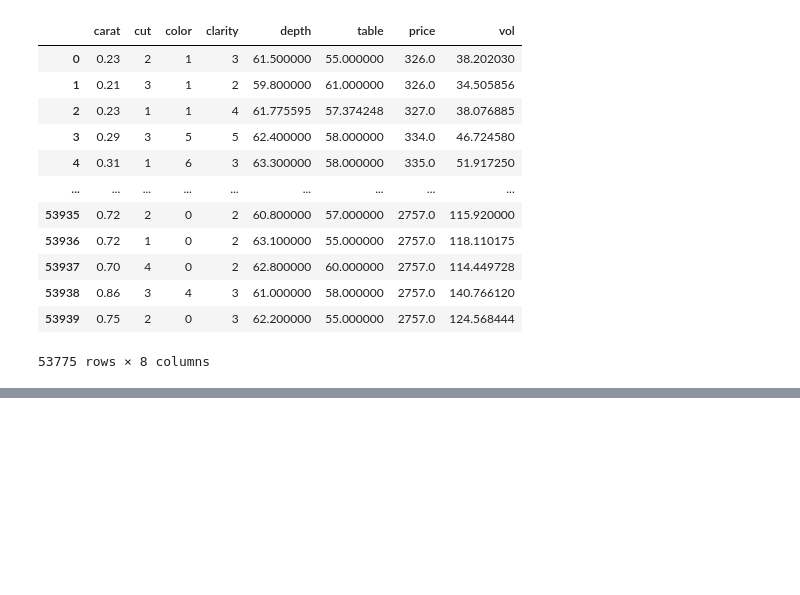
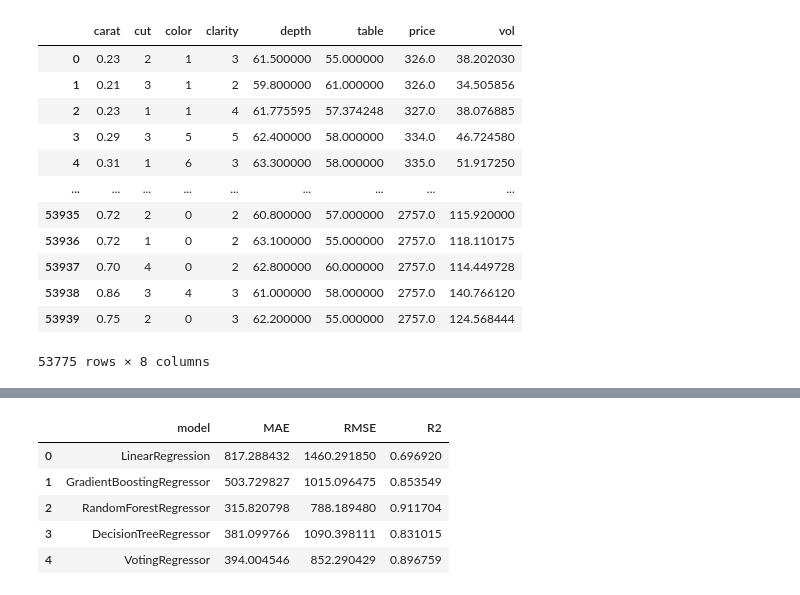
Before and after one commit to mr-Dmitri/DZ-5, a Jupyter notebook: DZ-5.ipynb, the cells around one changed output, grey strips where cells are left out. Saved outputs shown, nothing was run; the diff lists cells and outputs as text; code cells hidden in the pictures; blank space fills up the shorter version.

```diff
--- a/DZ-5.ipynb
+++ b/DZ-5.ipynb
@@ -301,7 +270,9 @@ plt.show()
 # %%
 # Предобработка завершена. Можно приступать к обучению.
+# %%
+# Список итоговых результатов
+results = []
 # %%
-
-
-X = df.drop(['price'],1)
+# Разделение на признаки и целевую переменную
+X = df.drop(['price'], axis=1)
 y = df['price']
@@ -309,0 +279,6 @@ TypeError: DataFrame.drop() takes from 1 to 2 positional arguments but 3 were gi
+# %%
+# Разделяю данные на обучающую и тестовую выборки. При этом формирую выборки без стратификации и со стратификацией
+
+from sklearn.model_selection import train_test_split
+
+X_train, X_test, y_train, y_test = train_test_split(X, y, test_size=0.2, random_state=42)
@@ -309,0 +530,9 @@ TypeError: DataFrame.drop() takes from 1 to 2 positional arguments but 3 were gi
+# %%
+metrics_df
+# %% [output]
+|  | model | MAE | RMSE | R2 |
+| 0 | LinearRegression | 817.288432 | 1460.291850 | 0.696920 |
+| 1 | GradientBoostingRegressor | 503.729827 | 1015.096475 | 0.853549 |
+| 2 | RandomForestRegressor | 315.820798 | 788.189480 | 0.911704 |
+| 3 | DecisionTreeRegressor | 381.099766 | 1090.398111 | 0.831015 |
+| 4 | VotingRegressor | 394.004546 | 852.290429 | 0.896759 |
```
Also changed, not shown: parts of 13 cells of this notebook, 1 other file.
